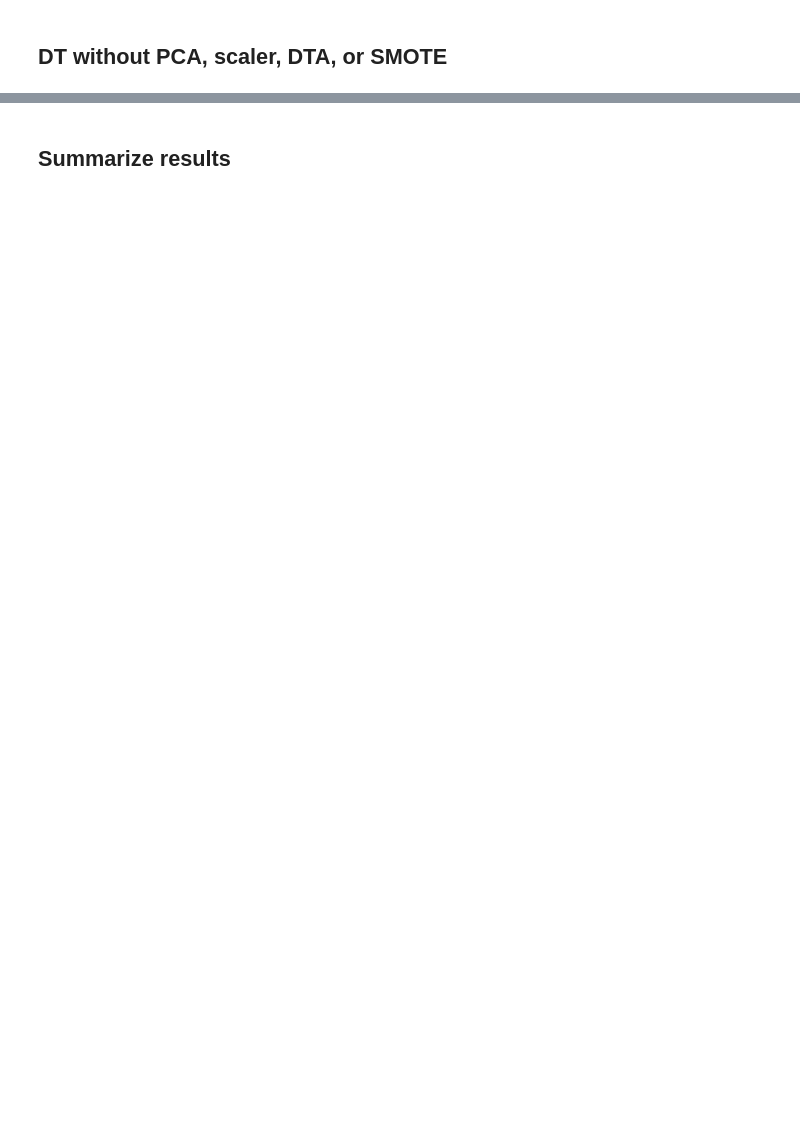
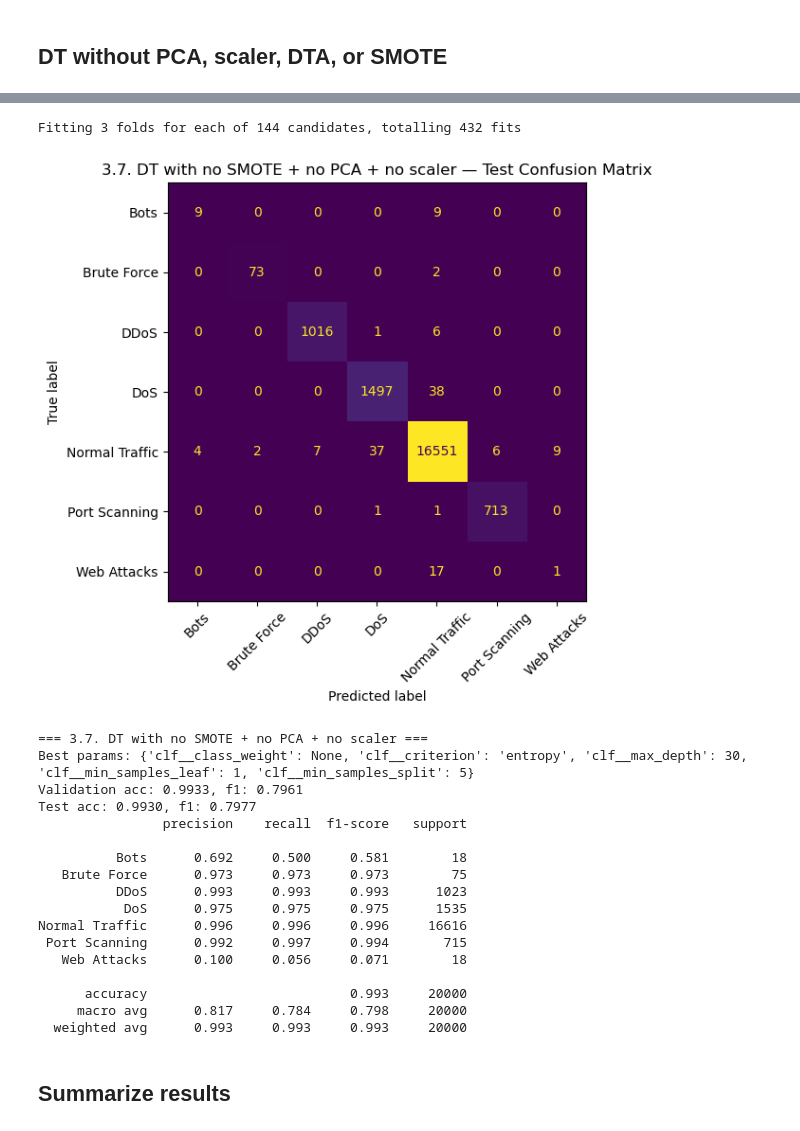
Before and after one commit to LottaSofiaK/AppliedMachineLearningGroup22, a Jupyter notebook: Marjaana_Decision_tree.ipynb, the cells around one changed output, grey strips where cells are left out. Cells and saved outputs as stored; diff of their text form; code cells hidden in the pictures; blank space fills up the shorter version.

```diff
--- a/Marjaana_Decision_tree.ipynb
+++ b/Marjaana_Decision_tree.ipynb
@@ -373,6 +378,40 @@ Normal Traffic      0.996     0.996     0.996     16616
       accuracy                          0.993     20000
      macro avg      0.811     0.783     0.794     20000
   weighted avg      0.993     0.993     0.993     20000
+# %%
+dt_grid_nopca = {
+    "clf__criterion":         ["gini", "entropy"],
+    "clf__max_depth":         [None, 10, 20, 30],
+    "clf__min_samples_split": [2, 5, 10],
+    "clf__min_samples_leaf":  [1, 2, 4],
+    "clf__class_weight":      [None, "balanced"],
+}
+
+all_results.append(
+    run_experiment(DecisionTreeClassifier(random_state=42), dt_grid_nopca,
+                   label="3.7. DT with no SMOTE + no PCA + no scaler",
+                   use_pca=False, use_smote=False, use_scaler=True)
+)
+# %% [output]
+Fitting 3 folds for each of 144 candidates, totalling 432 fits
+[figure, added]
+=== 3.7. DT with no SMOTE + no PCA + no scaler ===
+Best params: {'clf__class_weight': None, 'clf__criterion': 'entropy', 'clf__max_depth': 30, 'clf__min_samples_leaf': 1, 'clf__min_samples_split': 5}
+Validation acc: 0.9933, f1: 0.7961
+Test acc: 0.9930, f1: 0.7977
+                precision    recall  f1-score   support
+
+          Bots      0.692     0.500     0.581        18
+   Brute Force      0.973     0.973     0.973        75
+          DDoS      0.993     0.993     0.993      1023
+           DoS      0.975     0.975     0.975      1535
+Normal Traffic      0.996     0.996     0.996     16616
+ Port Scanning      0.992     0.997     0.994       715
+   Web Attacks      0.100     0.056     0.071        18
+
+      accuracy                          0.993     20000
+     macro avg      0.817     0.784     0.798     20000
+  weighted avg      0.993     0.993     0.993     20000
 # %% [markdown]
 ## Summarize results
 # %%
```
Also changed, not shown: parts of 10 cells of this notebook, 1 other file.
